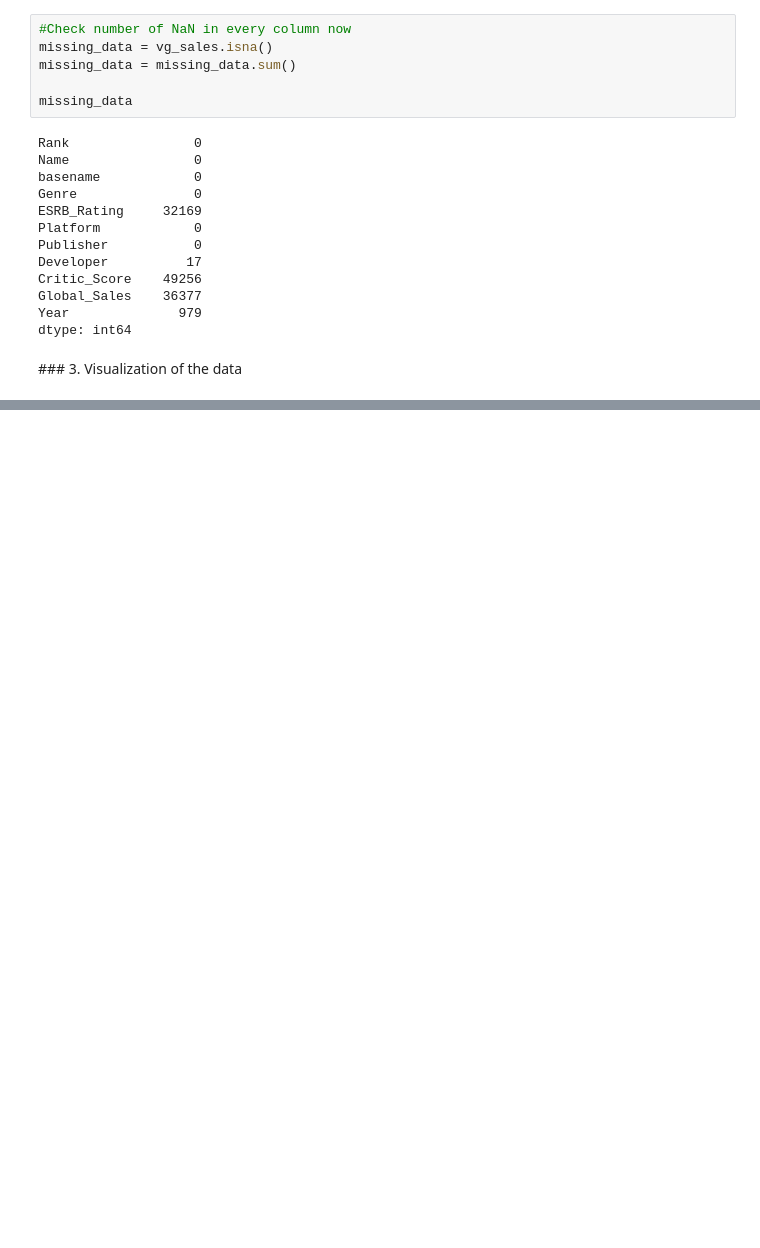
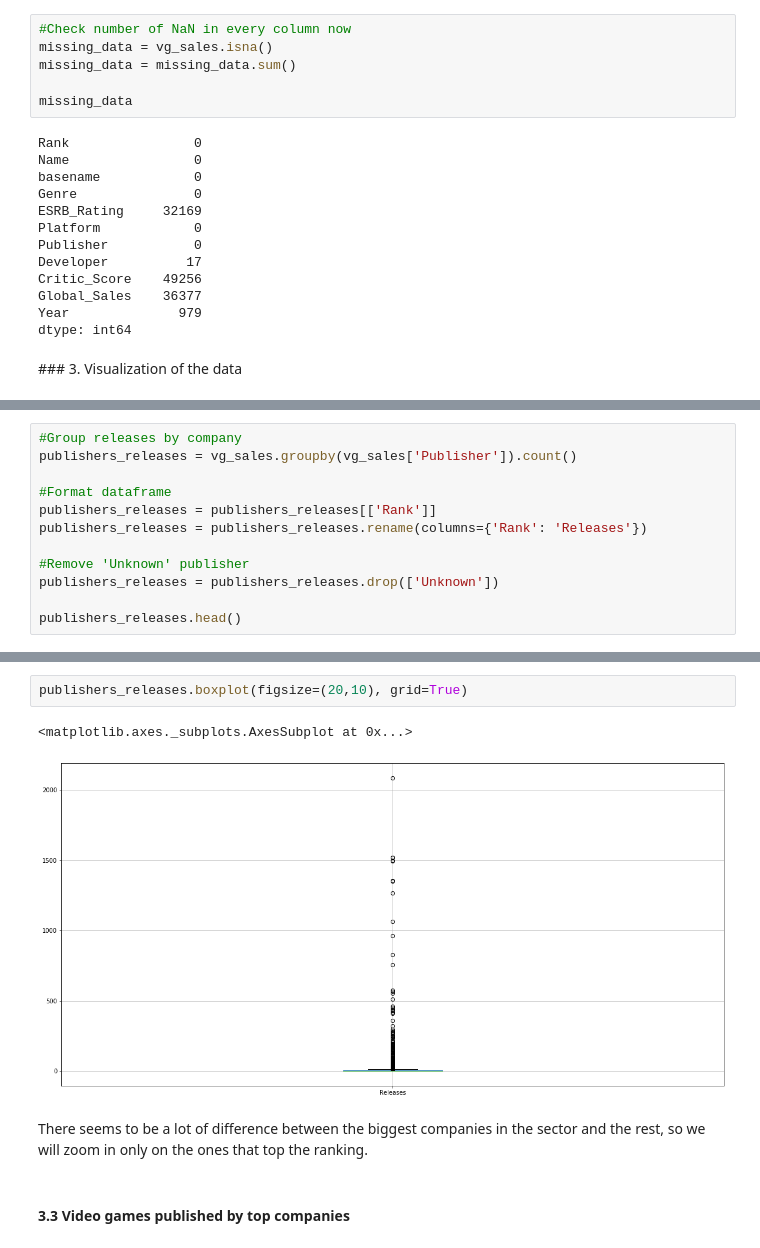
Before and after one commit to lozgarrido/waka, a Jupyter notebook: main.ipynb, the cells around one changed output, grey strips where cells are left out. Cells and saved outputs as stored; diff of their text form; blank space fills up the shorter version.

```diff
--- a/main.ipynb
+++ b/main.ipynb
@@ -91,0 +108,12 @@ array([[<matplotlib.axes._subplots.AxesSubplot object at 0x...>]],
+# %%
+#Group releases by company
+publishers_releases = vg_sales.groupby(vg_sales['Publisher']).count()
+
+#Format dataframe
+publishers_releases = publishers_releases[['Rank']]
+publishers_releases = publishers_releases.rename(columns={'Rank': 'Releases'})
+
+#Remove 'Unknown' publisher
+publishers_releases = publishers_releases.drop(['Unknown'])
+
+publishers_releases.head()
@@ -91,0 +128,9 @@ array([[<matplotlib.axes._subplots.AxesSubplot object at 0x...>]],
+# %%
+publishers_releases.boxplot(figsize=(20,10), grid=True)
+# %% [output]
+<matplotlib.axes._subplots.AxesSubplot at 0x...>
+[figure, added]
+# %% [markdown]
+There seems to be a lot of difference between the biggest companies in the sector and the rest, so we will zoom in only on the ones that top the ranking.
+# %% [markdown]
+#### 3.3 Video games published by top companies
```
Also changed, not shown: parts of 11 cells of this notebook.
